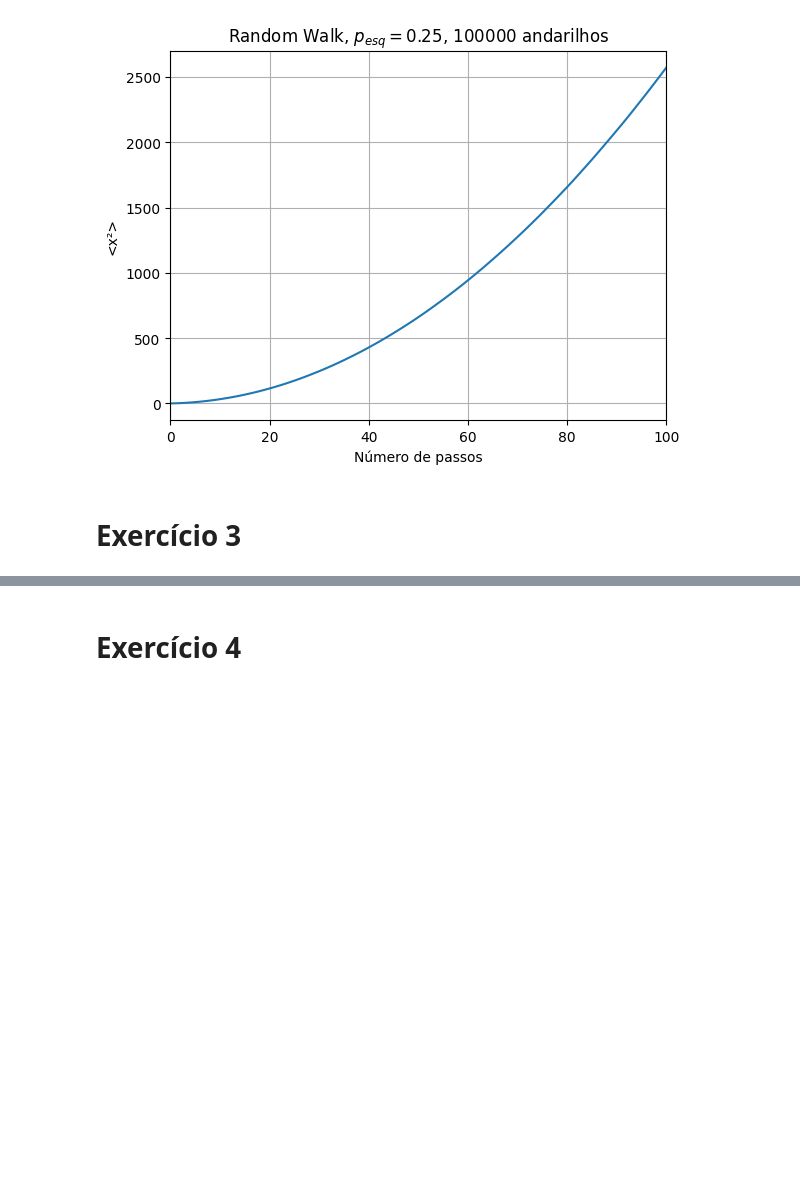
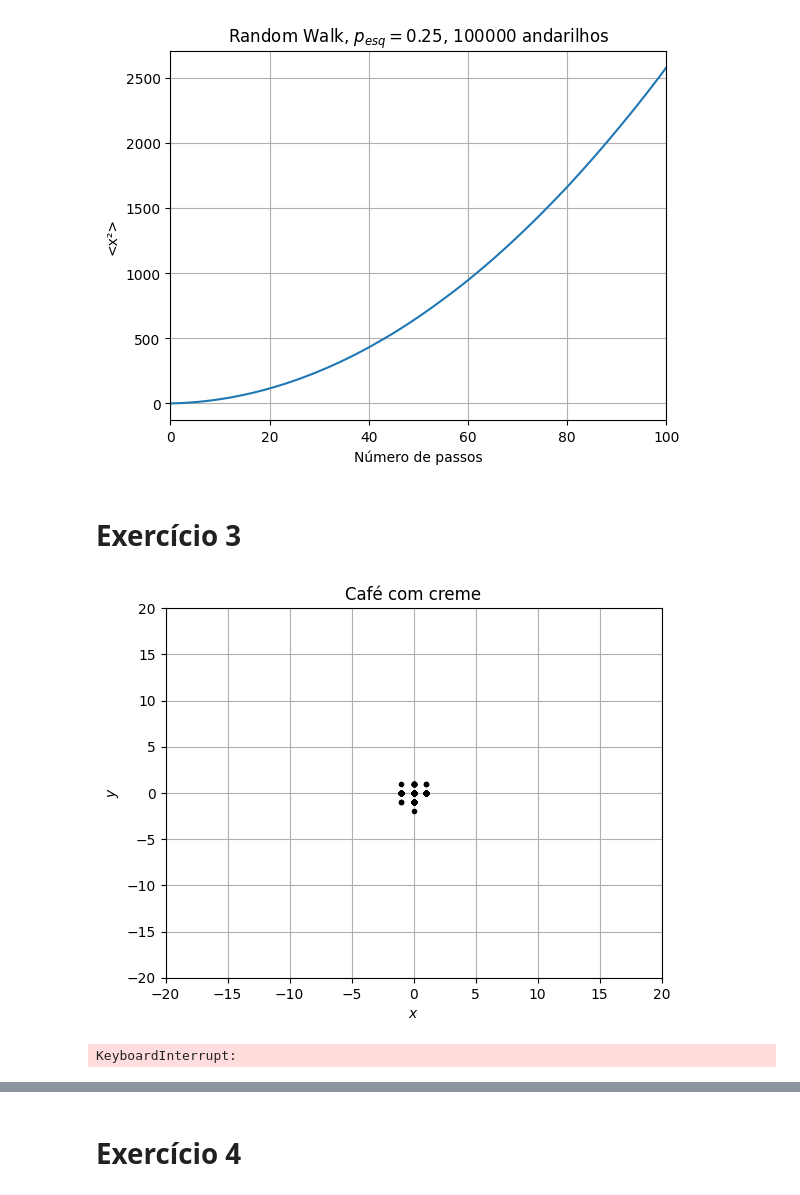
Before and after one commit to vdvdlk/metcomp2, a Jupyter notebook: lista03.ipynb, the cells around one changed output, grey strips where cells are left out. Drawn from its saved outputs; the diff is of its cells as text; code cells hidden in the pictures; blank space fills up the shorter version.

```diff
--- a/lista03.ipynb
+++ b/lista03.ipynb
@@ -61,3 +61,37 @@ ax_2.plot(x2ave_2)
 [figure]
 # %% [markdown]
 # Exercício 3
+# %%
+posicoes = cafe_com_creme(m=400, t=10000)
+# %%
+fig_3, ax_3 = plt.subplots()
+ax_3.set_title('Café com creme')
+ax_3.set_xlabel('$x$')
+ax_3.set_ylabel('$y$')
+ax_3.set_xlim(-20, 20)
+ax_3.set_ylim(-20, 20)
+ax_3.grid()
+
+# passo = 500
+# for particula in range(100):
+#     ax_3.plot(posicoes[particula, passo, 0], posicoes[particula, passo, 1], 'o', color='black')
+
+for particula in range(np.shape(posicoes)[0]):
+    ax_3.plot(posicoes[particula, 100, 0], posicoes[particula, 100, 1], '.', color='black')
+
+# def func_3(n):
+#     for particula in range(np.shape(posicoes)[0]):
+#         ax_3.plot(posicoes[particula, n, 0], posicoes[particula, n, 1], '.', color='black')
+#     return ax_3
+
+# ani_3 = animation.FuncAnimation(
+#     fig=fig_3,
+#     func=func_3,
+#     frames=100000
+# )
+# %% [output]
+[figure, added]
+# %%
+entropia(posicoes)
+# %% [output]
+KeyboardInterrupt:
```
Also changed, not shown: parts of 10 cells of this notebook, 2 other files.
